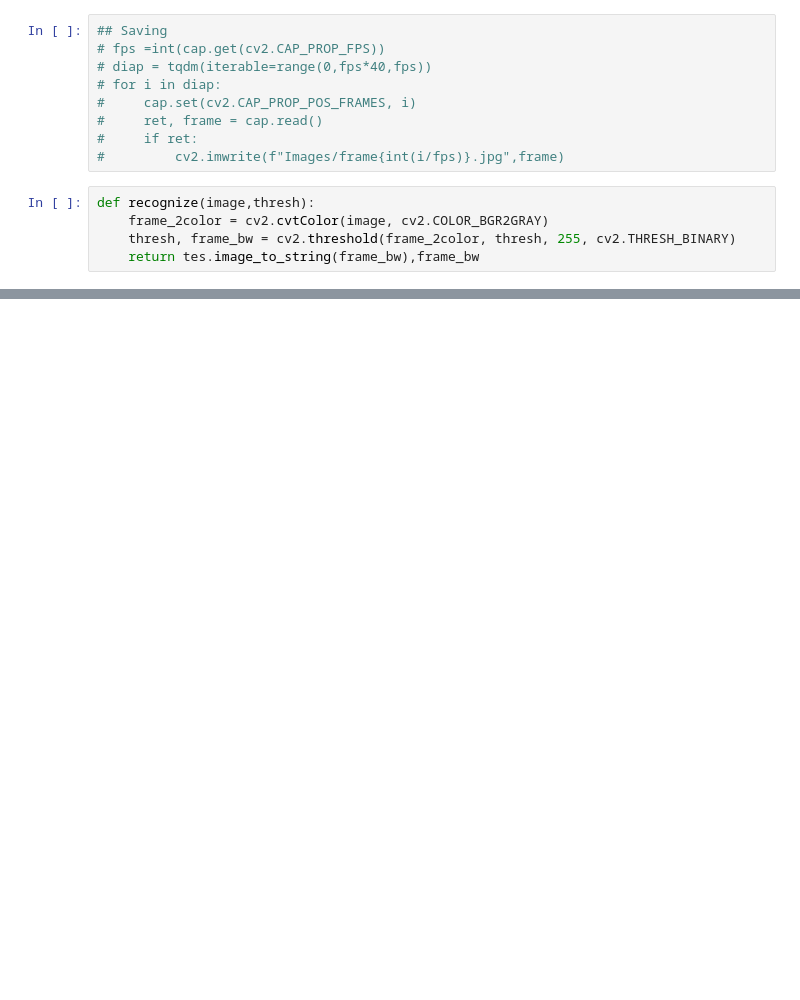
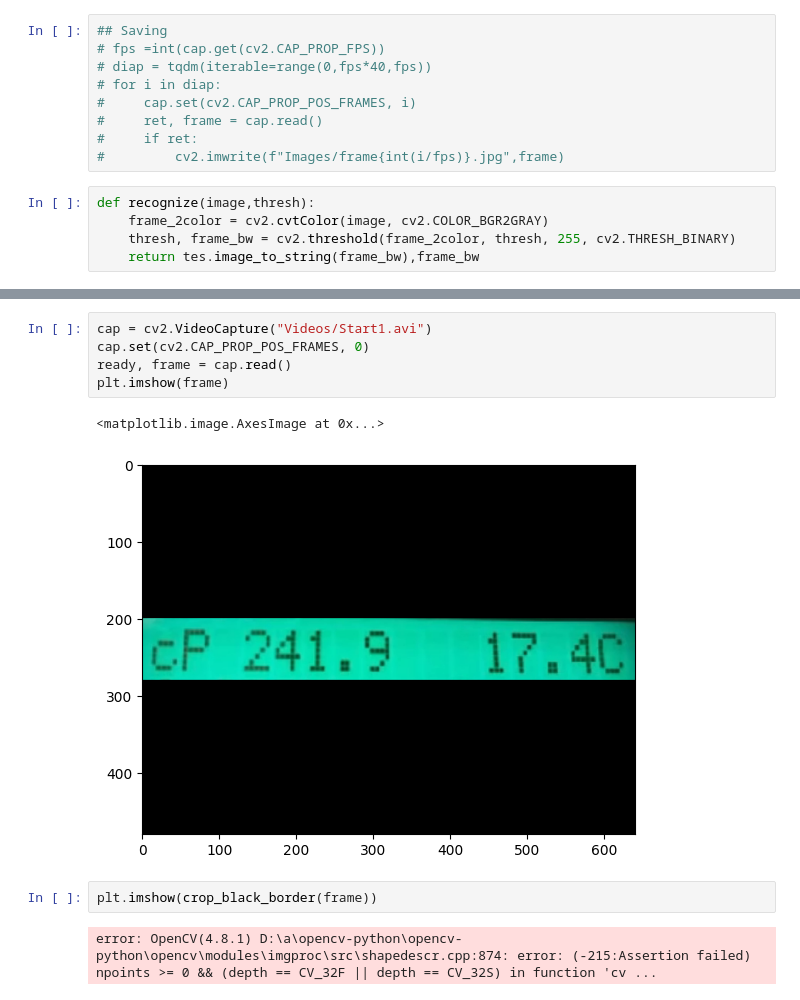
Before and after one commit to EnglishBeach/Diplom-work, a Jupyter notebook: Video_process/to_frames.ipynb, the cells around one changed output, grey strips where cells are left out. Drawn from its saved outputs; the diff is of its cells as text; blank space fills up the shorter version.

```diff
--- a/Video_process/to_frames.ipynb
+++ b/Video_process/to_frames.ipynb
@@ -47,0 +76,12 @@ pdf_file.close()
+# %%
+cap = cv2.VideoCapture("Videos/Start1.avi")
+cap.set(cv2.CAP_PROP_POS_FRAMES, 0)
+ready, frame = cap.read()
+plt.imshow(frame)
+# %% [output]
+<matplotlib.image.AxesImage at 0x...>
+[figure, added]
+# %%
+plt.imshow(crop_black_border(frame))
+# %% [output]
+error: OpenCV(4.8.1) D:\a\opencv-python\opencv-python\opencv\modules\imgproc\src\shapedescr.cpp:874: error: (-215:Assertion failed) npoints >= 0 && (depth == CV_32F || depth == CV_32S) in function 'cv ...
```
Also changed, not shown: parts of 4 cells of this notebook, 1 other file.
